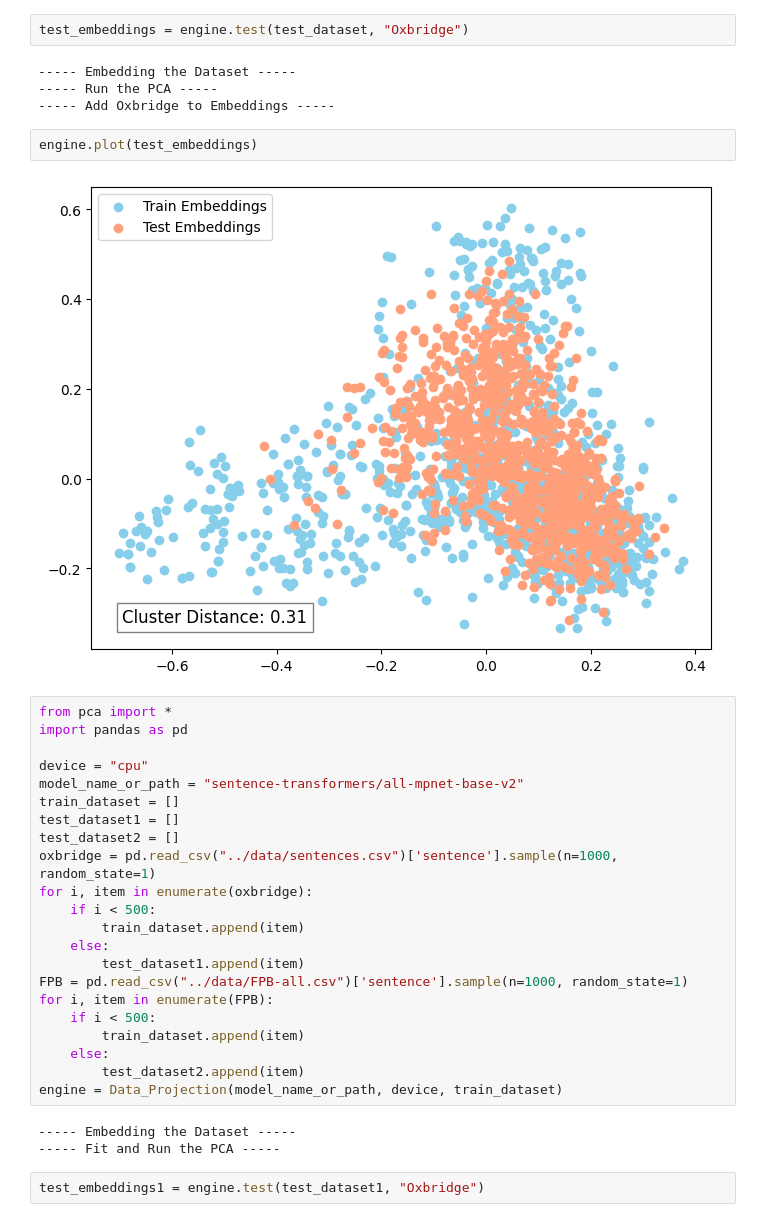
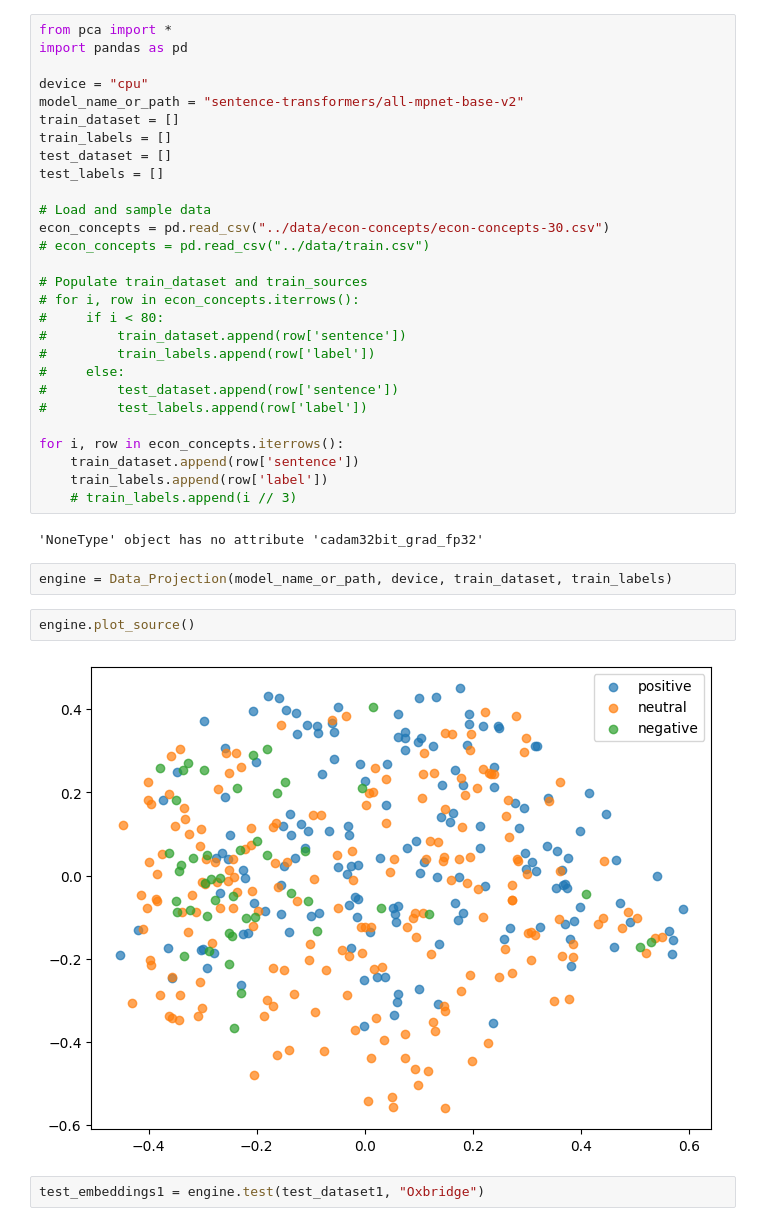
Before and after one commit to RolandMinrui/Oxbridge, a Jupyter notebook: pca/pca.ipynb, the cells around one changed output. Saved outputs shown, nothing was run; the diff lists cells and outputs as text.

Commit message:
add econ-concepts

```diff
--- a/pca/pca.ipynb
+++ b/pca/pca.ipynb
@@ -40,38 +1,39 @@ engine = Data_Projection(model_name_or_path, device, train_dataset)
-# %%
-test_embeddings = engine.test(test_dataset, "Oxbridge")
-# %% [output]
------ Embedding the Dataset -----
------ Run the PCA -----
------ Add Oxbridge to Embeddings -----
-# %%
-engine.plot(test_embeddings)
-# %% [output]
-[figure, removed]
-# %%
-from pca import *
-import pandas as pd
-
-device = "cpu"
-model_name_or_path = "sentence-transformers/all-mpnet-base-v2"
-train_dataset = []
-test_dataset1 = []
-test_dataset2 = []
-oxbridge = pd.read_csv("../data/sentences.csv")['sentence'].sample(n=1000, random_state=1)
-for i, item in enumerate(oxbridge):
-    if i < 500:
-        train_dataset.append(item)
-    else:
-        test_dataset1.append(item)
-FPB = pd.read_csv("../data/FPB-all.csv")['sentence'].sample(n=1000, random_state=1)
-for i, item in enumerate(FPB):
-    if i < 500:
-        train_dataset.append(item)
-    else:
-        test_dataset2.append(item)
-engine = Data_Projection(model_name_or_path, device, train_dataset)
-# %% [output]
------ Embedding the Dataset -----
------ Fit and Run the PCA -----
+# %%
+from pca import *
+import pandas as pd
+
+device = "cpu"
+model_name_or_path = "sentence-transformers/all-mpnet-base-v2"
+train_dataset = []
+train_labels = []
+test_dataset = []
+test_labels = []
+
+# Load and sample data
+econ_concepts = pd.read_csv("../data/econ-concepts/econ-concepts-30.csv")
+# econ_concepts = pd.read_csv("../data/train.csv")
+
+# Populate train_dataset and train_sources
+# for i, row in econ_concepts.iterrows():
+#     if i < 80:
+#         train_dataset.append(row['sentence'])
+#         train_labels.append(row['label'])
+#     else:
+#         test_dataset.append(row['sentence'])
+#         test_labels.append(row['label'])
+
+for i, row in econ_concepts.iterrows():
+    train_dataset.append(row['sentence'])
+    train_labels.append(row['label'])
+    # train_labels.append(i // 3)
+# %% [output]
+'NoneType' object has no attribute 'cadam32bit_grad_fp32'
+# %%
+engine = Data_Projection(model_name_or_path, device, train_dataset, train_labels)
+# %%
+engine.plot_source()
+# %% [output]
+[figure, added]
 # %%
 test_embeddings1 = engine.test(test_dataset1, "Oxbridge")
 # %% [output]
```
Also changed, not shown: parts of 4 cells of this notebook, 6 other files.
